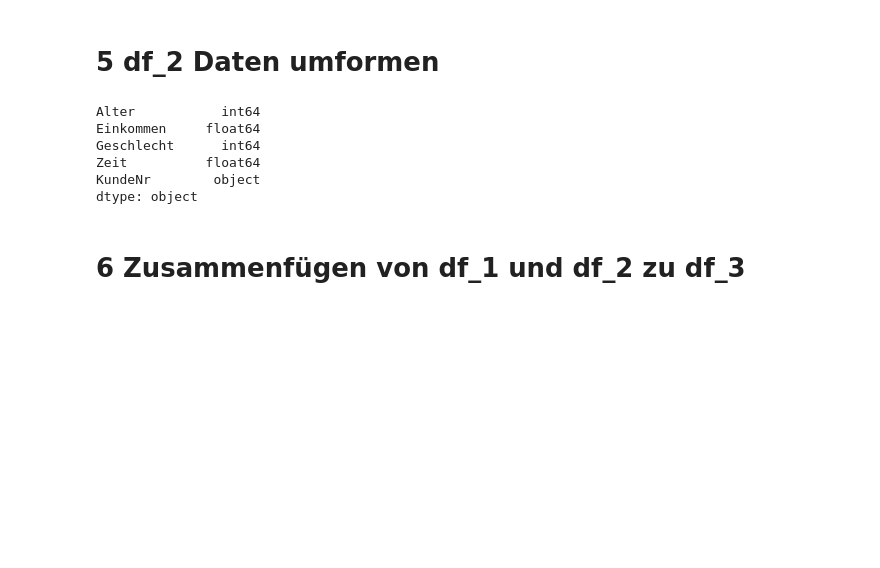
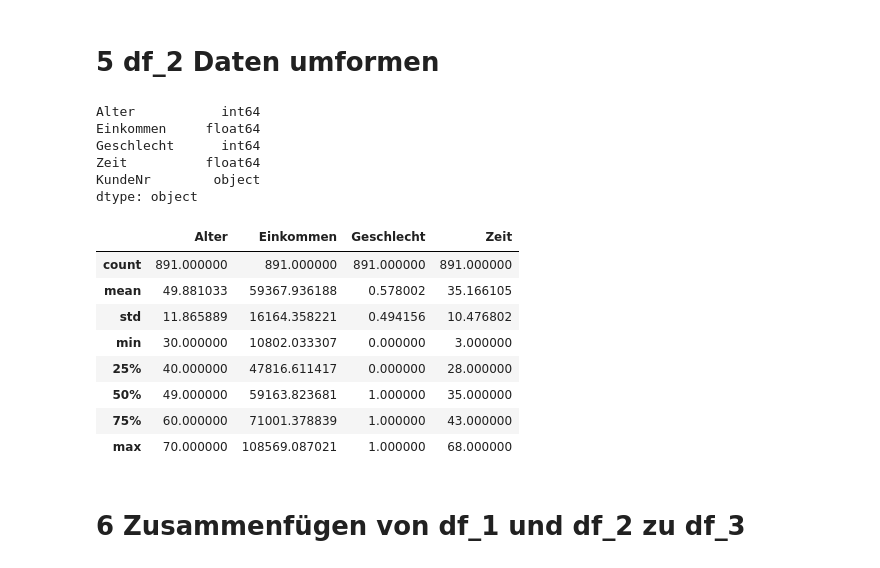
Before and after one commit to Dennis130301/final_projectWS23_Group1, a Jupyter notebook: Projekt_Gruppe1.ipynb, the cells around one changed output. Saved outputs shown, nothing was run; the diff lists cells and outputs as text; code cells hidden in the pictures; blank space fills up the shorter version.

```diff
--- a/Projekt_Gruppe1.ipynb
+++ b/Projekt_Gruppe1.ipynb
@@ -215,6 +227,18 @@ Geschlecht      int64
 Zeit          float64
 KundeNr        object
 dtype: object
+# %%
+df_2.describe()
+# %% [output]
+|  | Alter | Einkommen | Geschlecht | Zeit |
+| count | 891.000000 | 891.000000 | 891.000000 | 891.000000 |
+| mean | 49.881033 | 59367.936188 | 0.578002 | 35.166105 |
+| std | 11.865889 | 16164.358221 | 0.494156 | 10.476802 |
+| min | 30.000000 | 10802.033307 | 0.000000 | 3.000000 |
+| 25% | 40.000000 | 47816.611417 | 0.000000 | 28.000000 |
+| 50% | 49.000000 | 59163.823681 | 1.000000 | 35.000000 |
+| 75% | 60.000000 | 71001.378839 | 1.000000 | 43.000000 |
+| max | 70.000000 | 108569.087021 | 1.000000 | 68.000000 |
 # %% [markdown]
 # 6 Zusammenfügen von df_1 und df_2 zu df_3
 # %%
```
Also changed, not shown: parts of 7 cells of this notebook.
